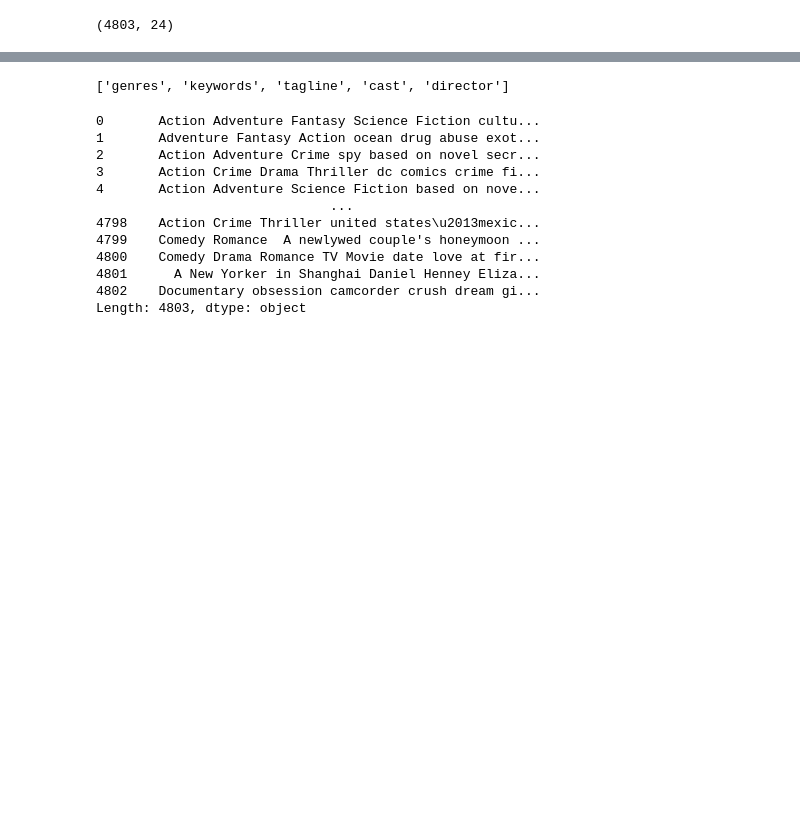
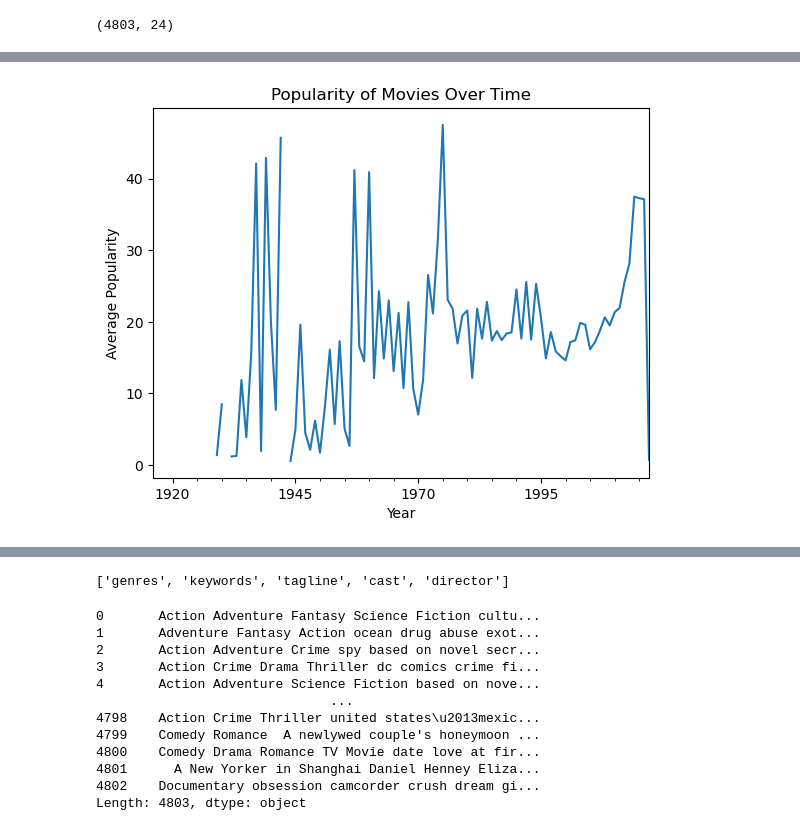
Before and after one commit to divipriyanka/unsupervisedlearning, a Jupyter notebook: Unsupervised Movie Recommendation System.ipynb, the cells around one changed output, grey strips where cells are left out. Cells and saved outputs as stored; diff of their text form; code cells hidden in the pictures; blank space fills up the shorter version.

```diff
--- a/Unsupervised Movie Recommendation System.ipynb
+++ b/Unsupervised Movie Recommendation System.ipynb
@@ -47,0 +116,11 @@ movies_data.shape
+# %%
+#Popularity of Movies over Time
+movies_data['release_date'] = pd.to_datetime(movies_data['release_date'])
+movies_data.set_index('release_date', inplace=True)
+movies_data['popularity'].resample('Y').mean().plot()
+plt.title('Popularity of Movies Over Time')
+plt.xlabel('Year')
+plt.ylabel('Average Popularity')
+plt.show()
+# %% [output]
+[figure, added]
```
Also changed, not shown: parts of 23 cells of this notebook.
